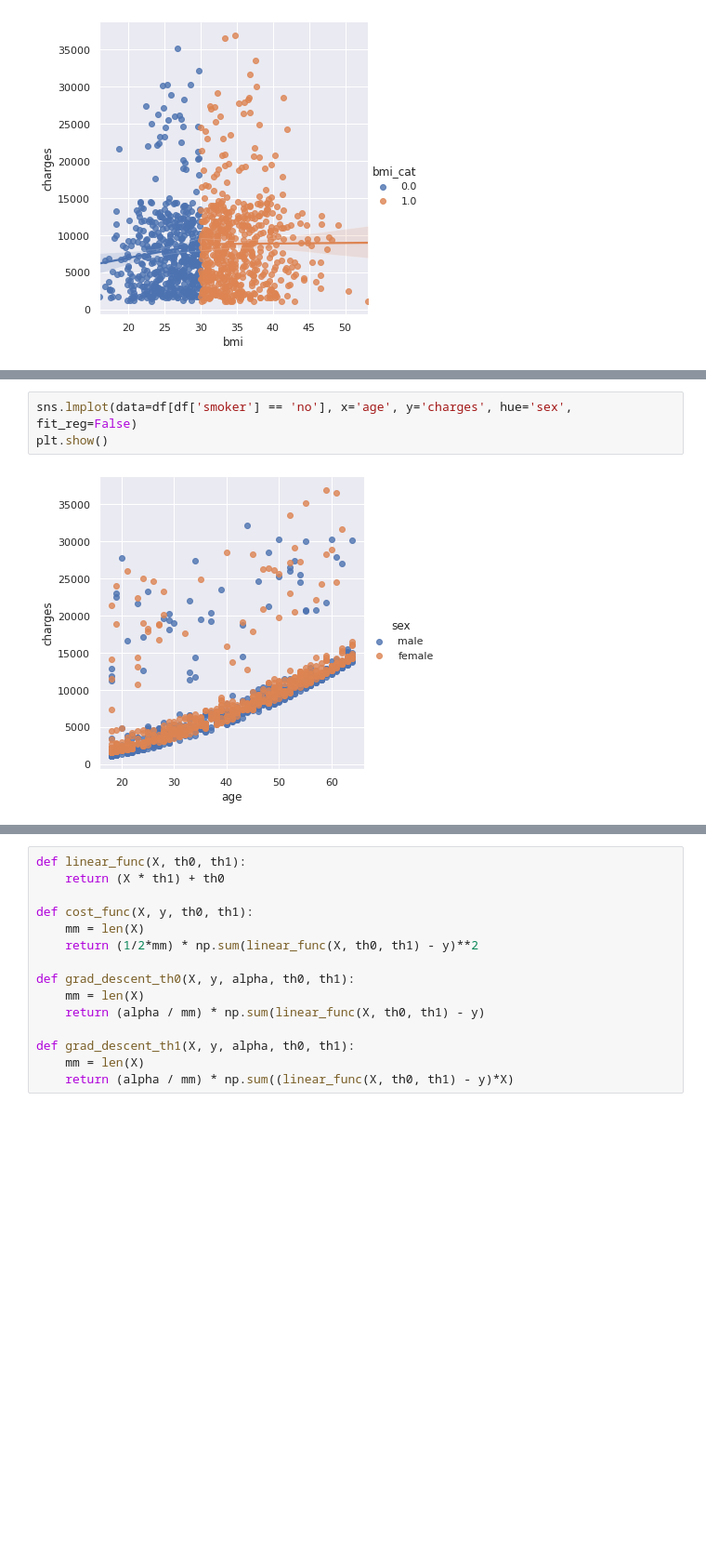
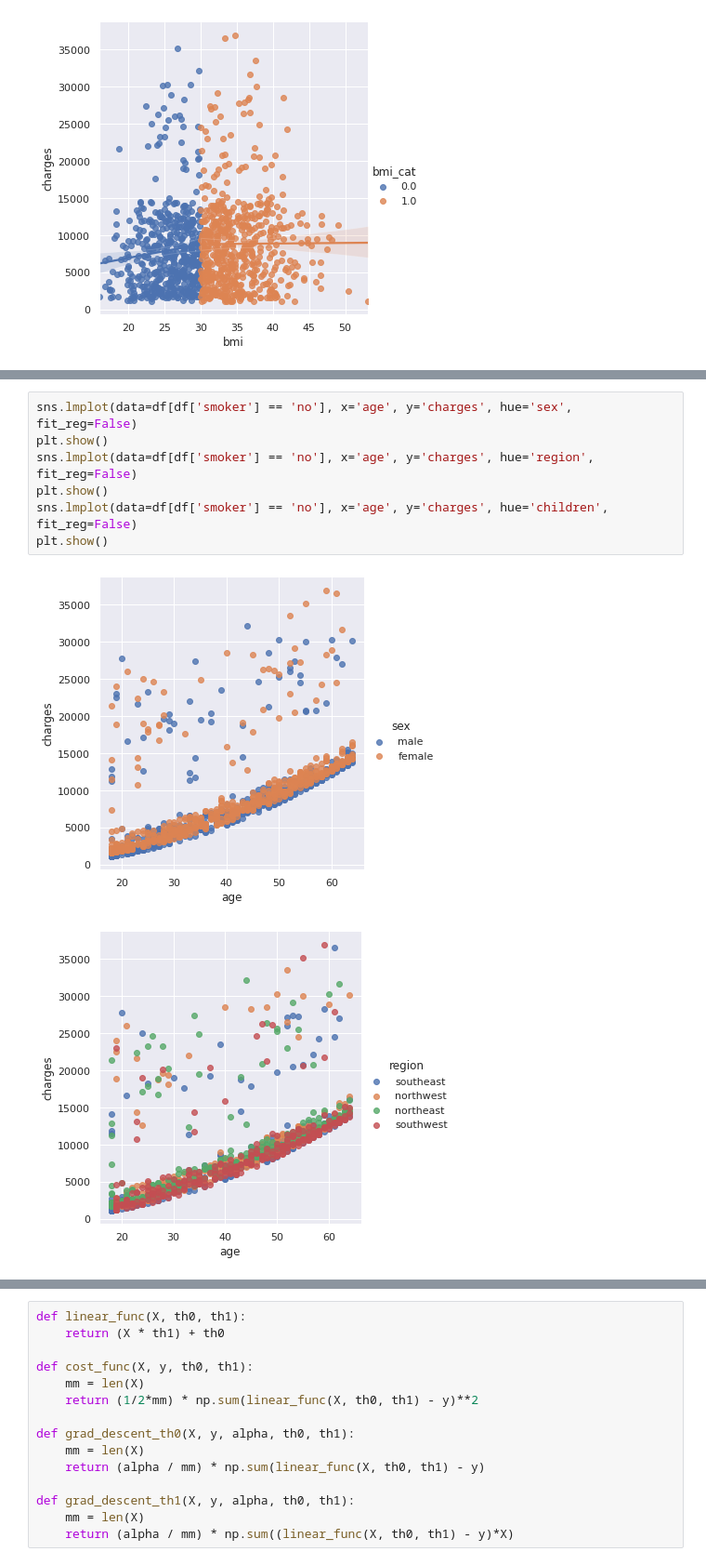
Before and after one commit to foxfoxfox7/Learning-machine-learning, a Jupyter notebook: linear_regression/health_insurance.ipynb, the cells around one changed output, grey strips where cells are left out. Shown at 93% size. Cells and saved outputs as stored; diff of their text form; blank space fills up the shorter version.

```diff
--- a/linear_regression/health_insurance.ipynb
+++ b/linear_regression/health_insurance.ipynb
@@ -92,5 +140,10 @@ plt.show()
 # %%
 sns.lmplot(data=df[df['smoker'] == 'no'], x='age', y='charges', hue='sex', fit_reg=False)
 plt.show()
+sns.lmplot(data=df[df['smoker'] == 'no'], x='age', y='charges', hue='region', fit_reg=False)
+plt.show()
+sns.lmplot(data=df[df['smoker'] == 'no'], x='age', y='charges', hue='children', fit_reg=False)
+plt.show()
 # %% [output]
 [figure]
+[figure, added]
```
Also changed, not shown: parts of 26 cells of this notebook.
